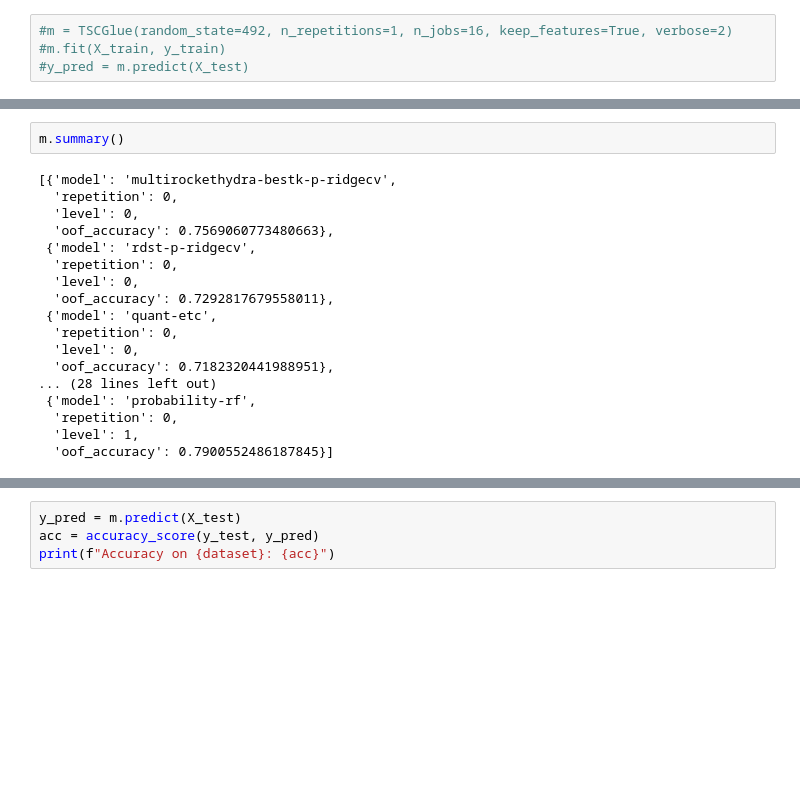
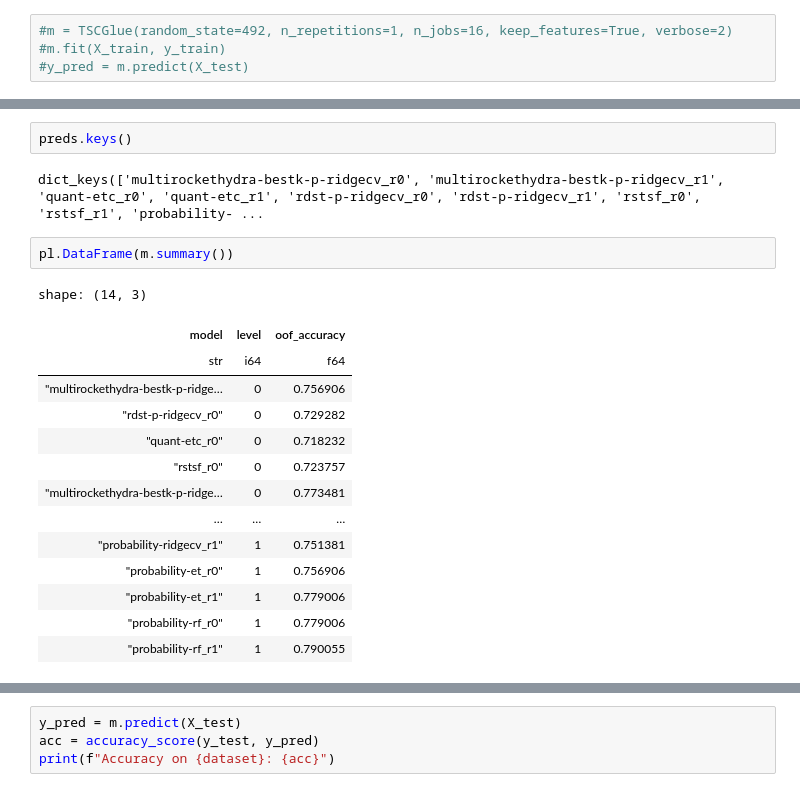
Before and after one commit to gasperpetelin/TSCGlue, a Jupyter notebook: notebooks/052-speedup.ipynb, the cells around one changed output, grey strips where cells are left out. Cells and saved outputs as stored; diff of their text form; blank space fills up the shorter version.

```diff
--- a/notebooks/052-speedup.ipynb
+++ b/notebooks/052-speedup.ipynb
@@ -69,24 +69,25 @@ Starting executor with 16 workers, run_dir=./tscglue_runs/c31bb2b8b6744830
 Executor shutdown complete
+# %%
+preds.keys()
+# %% [output]
+dict_keys(['multirockethydra-bestk-p-ridgecv_r0', 'multirockethydra-bestk-p-ridgecv_r1', 'quant-etc_r0', 'quant-etc_r1', 'rdst-p-ridgecv_r0', 'rdst-p-ridgecv_r1', 'rstsf_r0', 'rstsf_r1', 'probability- ...
 # %%
-m.summary()
+pl.DataFrame(m.summary())
 # %% [output]
-[{'model': 'multirockethydra-bestk-p-ridgecv',
-  'repetition': 0,
-  'level': 0,
-  'oof_accuracy': 0.7569060773480663},
- {'model': 'rdst-p-ridgecv',
-  'repetition': 0,
-  'level': 0,
-  'oof_accuracy': 0.7292817679558011},
- {'model': 'quant-etc',
-  'repetition': 0,
-  'level': 0,
-  'oof_accuracy': 0.7182320441988951},
-... (28 lines left out)
- {'model': 'probability-rf',
-  'repetition': 0,
-  'level': 1,
-  'oof_accuracy': 0.7900552486187845}]
+shape: (14, 3)
+| model | level | oof_accuracy |
+| str | i64 | f64 |
+| "multirockethydra-bestk-p-ridge… | 0 | 0.756906 |
+| "rdst-p-ridgecv_r0" | 0 | 0.729282 |
+| "quant-etc_r0" | 0 | 0.718232 |
+| "rstsf_r0" | 0 | 0.723757 |
+| "multirockethydra-bestk-p-ridge… | 0 | 0.773481 |
+| … | … | … |
+| "probability-ridgecv_r1" | 1 | 0.751381 |
+| "probability-et_r0" | 1 | 0.756906 |
+| "probability-et_r1" | 1 | 0.779006 |
+| "probability-rf_r0" | 1 | 0.779006 |
+| "probability-rf_r1" | 1 | 0.790055 |
 # %%
 pl.DataFrame(m.summary()).join(test_df, on="model").sort("test_accuracy", descending=True)
 # %% [output]
```
Also changed, not shown: parts of 8 cells of this notebook, 9 other files.
